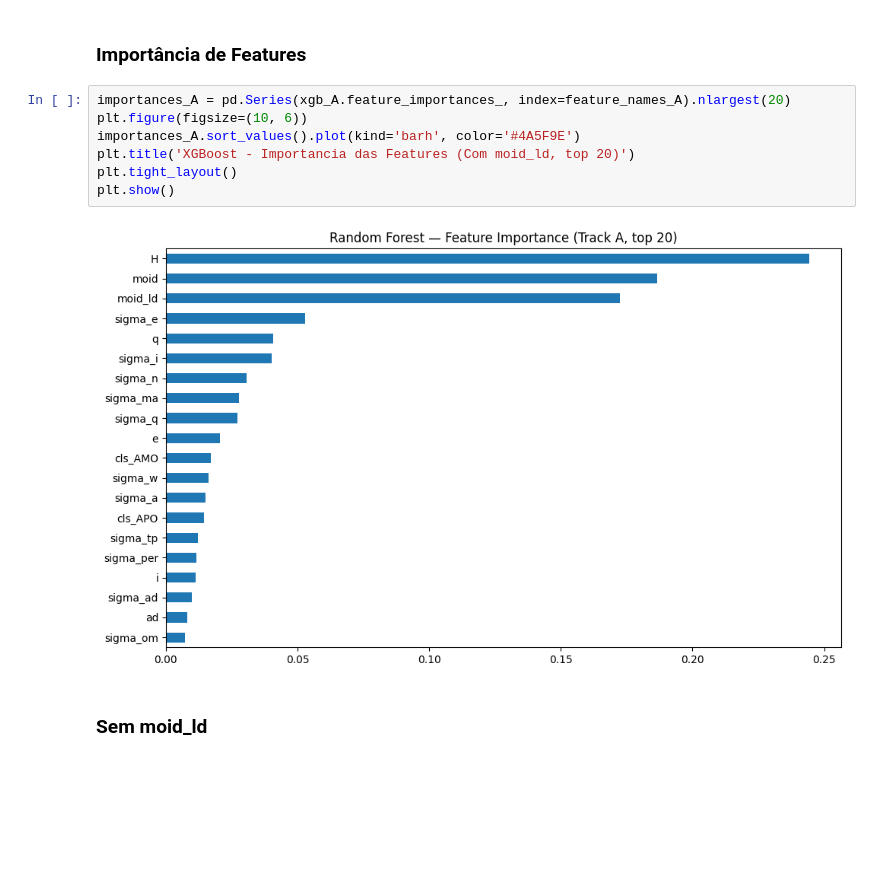
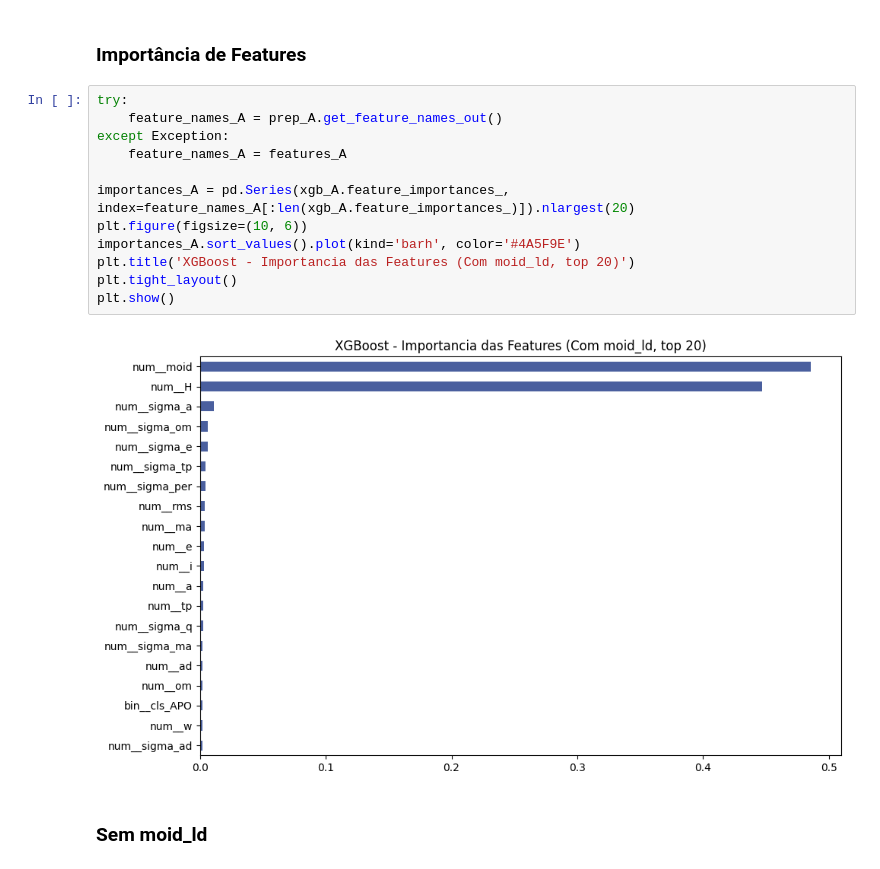
Before and after one commit to aland3r/asteroides, a Jupyter notebook: relatorio-final.ipynb, the cells around one changed output. Cells and saved outputs as stored; diff of their text form; blank space fills up the shorter version.

```diff
--- a/relatorio-final.ipynb
+++ b/relatorio-final.ipynb
@@ -2013,14 +2055,19 @@ XGBClassifier(base_score=None, booster=None, callbacks=None,
 # %% [markdown]
 ### Importância de Features
 # %%
-importances_A = pd.Series(xgb_A.feature_importances_, index=feature_names_A).nlargest(20)
+try:
+    feature_names_A = prep_A.get_feature_names_out()
+except Exception:
+    feature_names_A = features_A
+
+importances_A = pd.Series(xgb_A.feature_importances_, index=feature_names_A[:len(xgb_A.feature_importances_)]).nlargest(20)
 plt.figure(figsize=(10, 6))
 importances_A.sort_values().plot(kind='barh', color='#4A5F9E')
 plt.title('XGBoost - Importancia das Features (Com moid_ld, top 20)')
 plt.tight_layout()
 plt.show()
 # %% [output]
-[figure, old version]
+[figure, new version]
 # %% [markdown]
 ### Sem moid_ld
 # %%
```
Also changed, not shown: parts of 55 cells of this notebook, 1 other file.
